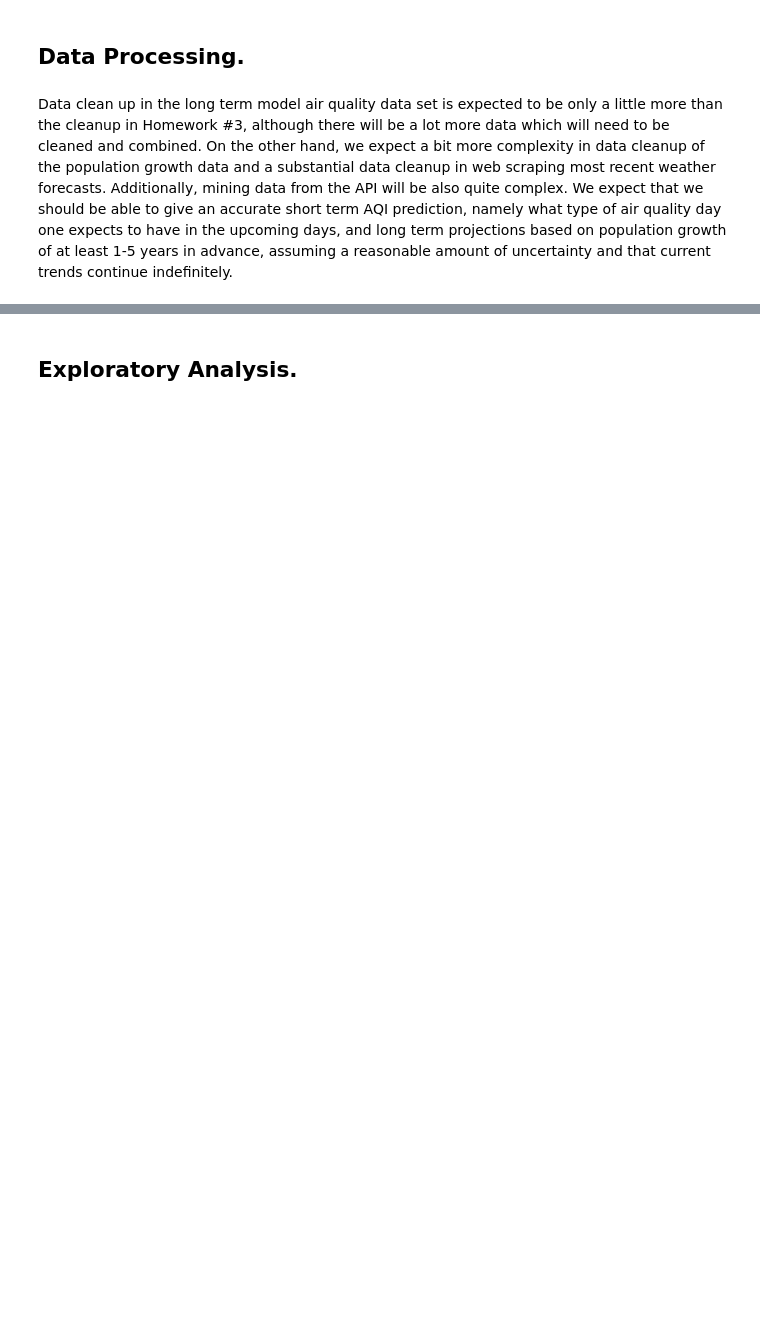
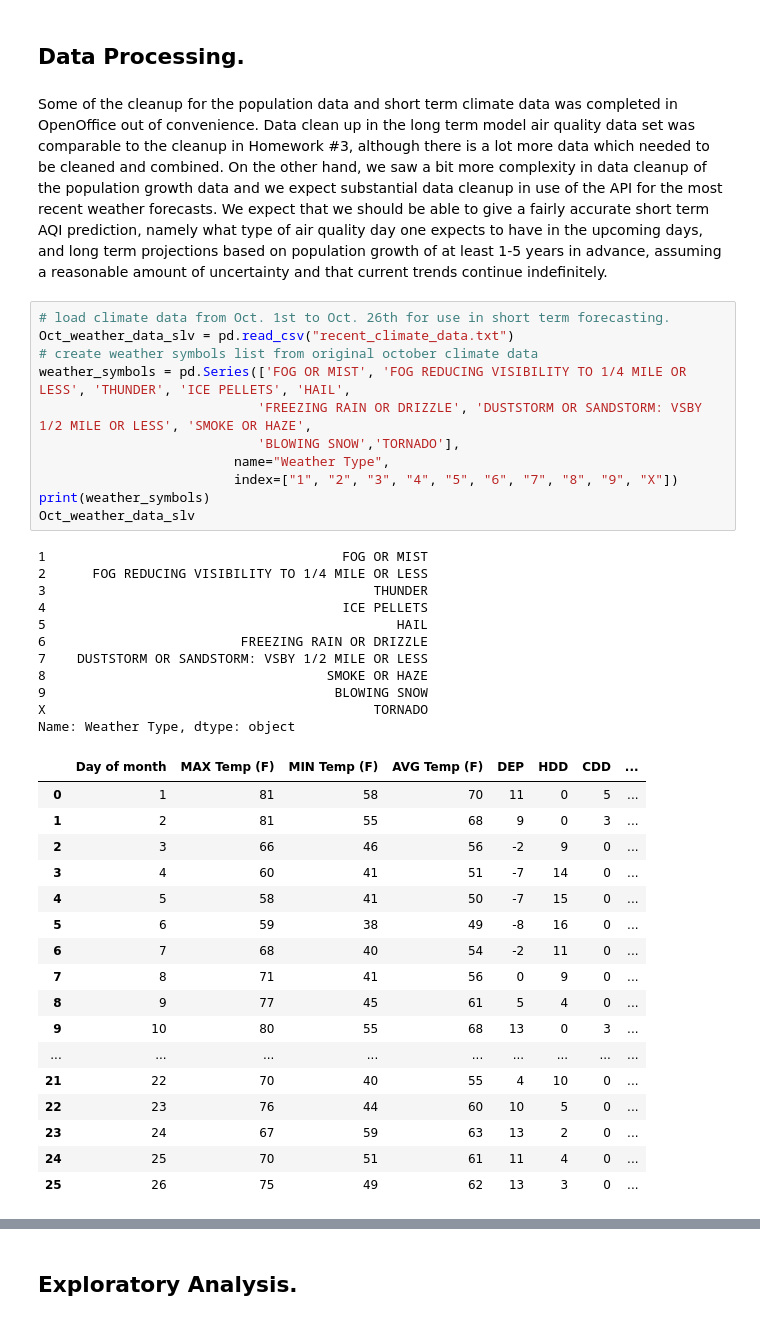
Before and after one commit to rolsenrob/SLC-AQI-Predictions-Project, a Jupyter notebook: Salt Lake City AQI Predictions and Forecasting..ipynb, the cells around one changed output, grey strips where cells are left out. Drawn from its saved outputs; the diff is of its cells as text; blank space fills up the shorter version.

```diff
--- a/Salt Lake City AQI Predictions and Forecasting..ipynb
+++ b/Salt Lake City AQI Predictions and Forecasting..ipynb
@@ -24,5 +33,44 @@ We will need to gather a significant amount of data from several sources. For th
 # %% [markdown]
 ## Data Processing.
 # %% [markdown]
-Data clean up in the long term model air quality data set is expected to be only a little more than the cleanup in Homework #3, although there will be a lot more data which will need to be cleaned and combined. On the other hand, we expect a bit more complexity in data cleanup of the population growth data and a substantial data cleanup in web scraping most recent weather forecasts. Additionally, mining data from the API will be also quite complex.
-We expect that we should be able to give an accurate short term AQI prediction, namely what type of air quality day one expects to have in the upcoming days, and long term projections based on population growth of at least 1-5 years in advance, assuming a reasonable amount of uncertainty and that current trends continue indefinitely.
+Some of the cleanup for the population data and short term climate data was completed in OpenOffice out of convenience. Data clean up in the long term model air quality data set was comparable to the cleanup in Homework #3, although there is a lot more data which needed to be cleaned and combined. On the other hand, we saw a bit more complexity in data cleanup of the population growth data and we expect substantial data cleanup in use of the API for the most recent weather forecasts. We expect that we should be able to give a fairly accurate short term AQI prediction, namely what type of air quality day one expects to have in the upcoming days, and long term projections based on population growth of at least 1-5 years in advance, assuming a reasonable amount of uncertainty and that current trends continue indefinitely.
+# %%
+# load climate data from Oct. 1st to Oct. 26th for use in short term forecasting.
+Oct_weather_data_slv = pd.read_csv("recent_climate_data.txt")
+# create weather symbols list from original october climate data
+weather_symbols = pd.Series(['FOG OR MIST', 'FOG REDUCING VISIBILITY TO 1/4 MILE OR LESS', 'THUNDER', 'ICE PELLETS', 'HAIL',
+                            'FREEZING RAIN OR DRIZZLE', 'DUSTSTORM OR SANDSTORM: VSBY 1/2 MILE OR LESS', 'SMOKE OR HAZE',
+                            'BLOWING SNOW','TORNADO'],
+                         name="Weather Type",
+                         index=["1", "2", "3", "4", "5", "6", "7", "8", "9", "X"])
+print(weather_symbols)
+Oct_weather_data_slv
+# %% [output]
+1                                      FOG OR MIST
+2      FOG REDUCING VISIBILITY TO 1/4 MILE OR LESS
+3                                          THUNDER
+4                                      ICE PELLETS
+5                                             HAIL
+6                         FREEZING RAIN OR DRIZZLE
+7    DUSTSTORM OR SANDSTORM: VSBY 1/2 MILE OR LESS
+8                                    SMOKE OR HAZE
+9                                     BLOWING SNOW
+X                                          TORNADO
+Name: Weather Type, dtype: object
+|  | Day of month | MAX Temp (F) | MIN Temp (F) | AVG Temp (F) | DEP | HDD | CDD | ... |
+| 0 | 1 | 81 | 58 | 70 | 11 | 0 | 5 | ... |
+| 1 | 2 | 81 | 55 | 68 | 9 | 0 | 3 | ... |
+| 2 | 3 | 66 | 46 | 56 | -2 | 9 | 0 | ... |
+| 3 | 4 | 60 | 41 | 51 | -7 | 14 | 0 | ... |
+| 4 | 5 | 58 | 41 | 50 | -7 | 15 | 0 | ... |
+| 5 | 6 | 59 | 38 | 49 | -8 | 16 | 0 | ... |
+| 6 | 7 | 68 | 40 | 54 | -2 | 11 | 0 | ... |
+| 7 | 8 | 71 | 41 | 56 | 0 | 9 | 0 | ... |
+| 8 | 9 | 77 | 45 | 61 | 5 | 4 | 0 | ... |
+| 9 | 10 | 80 | 55 | 68 | 13 | 0 | 3 | ... |
+| ... | ... | ... | ... | ... | ... | ... | ... | ... |
+| 21 | 22 | 70 | 40 | 55 | 4 | 10 | 0 | ... |
+| 22 | 23 | 76 | 44 | 60 | 10 | 5 | 0 | ... |
+| 23 | 24 | 67 | 59 | 63 | 13 | 2 | 0 | ... |
+| 24 | 25 | 70 | 51 | 61 | 11 | 4 | 0 | ... |
+| 25 | 26 | 75 | 49 | 62 | 13 | 3 | 0 | ... |
```
Also changed, not shown: parts of 7 cells of this notebook, 2 other files.
